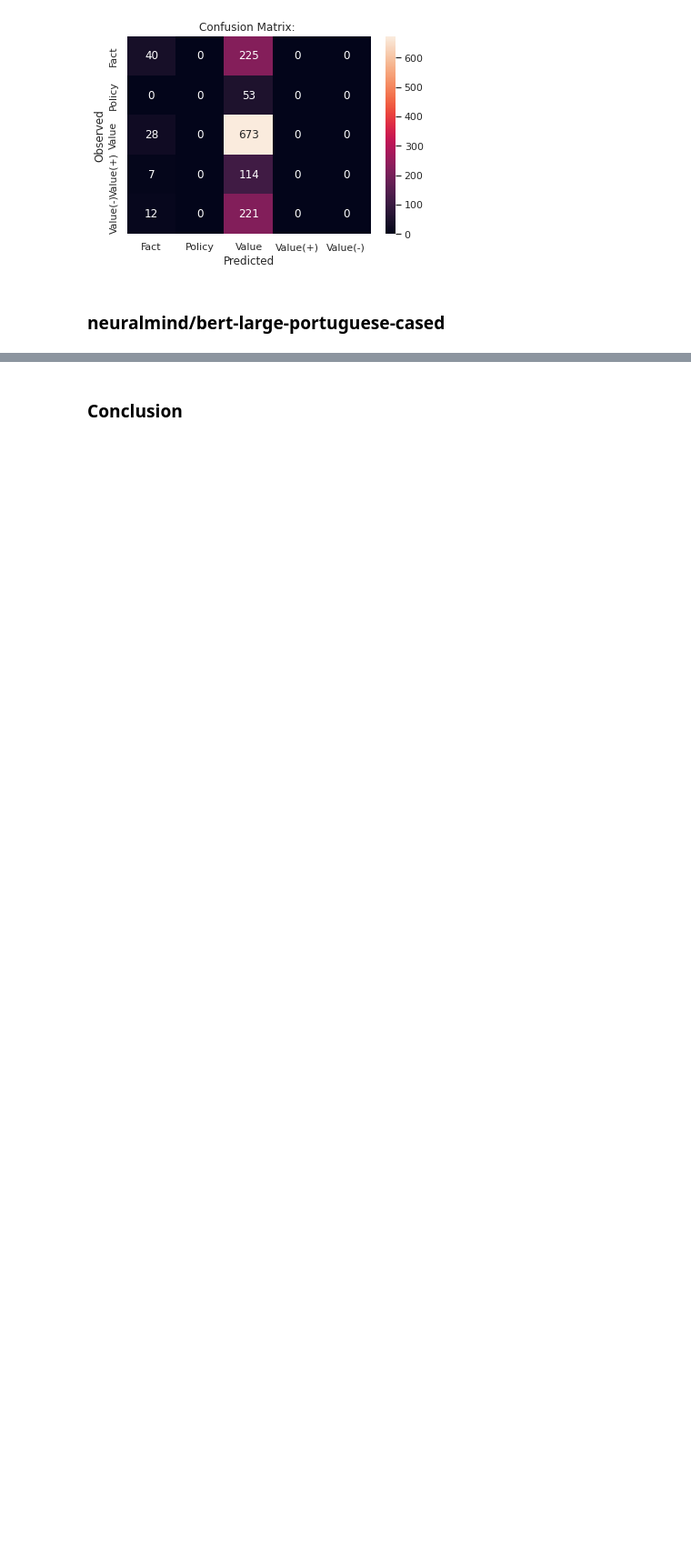
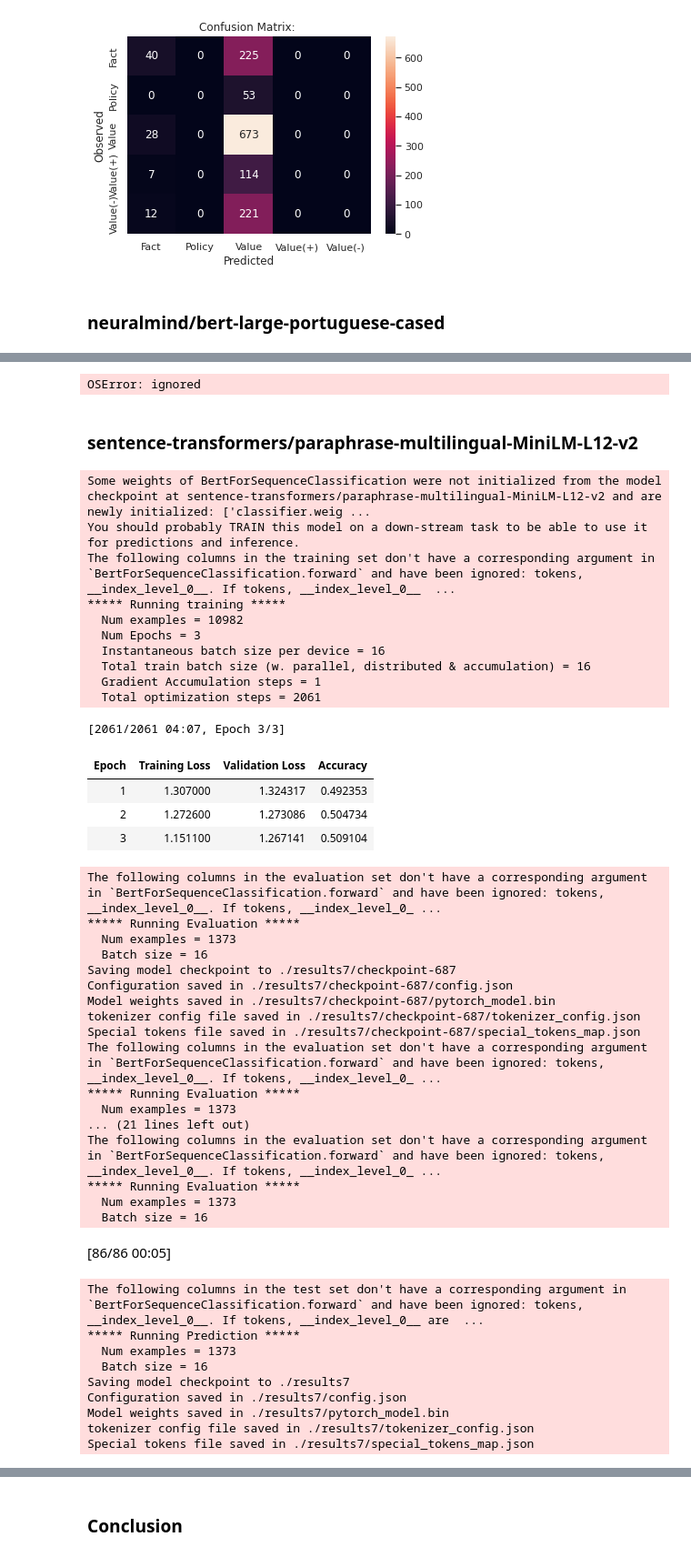
Before and after one commit to claramoreirag/FEUP-NLP-2, a Jupyter notebook: adu_classifier_hugging.ipynb, the cells around one changed output, grey strips where cells are left out. Shown at 91% size. Saved outputs shown, nothing was run; the diff lists cells and outputs as text; code cells hidden in the pictures; blank space fills up the shorter version.

```diff
--- a/adu_classifier_hugging.ipynb
+++ b/adu_classifier_hugging.ipynb
@@ -619,4 +654,60 @@ The default value for the training argument `--report_to` will change in v5 (fro
 RuntimeError: ignored
+# %%
+y_pred=use_trainer('./results8')
+evaluation(tokenized_dataset['test']['label'],y_pred)
+# %% [output]
+OSError: ignored
+# %% [markdown]
+### sentence-transformers/paraphrase-multilingual-MiniLM-L12-v2
+# %%
+tokenizer = AutoTokenizer.from_pretrained('sentence-transformers/paraphrase-multilingual-MiniLM-L12-v2')
+model =  AutoModelForSequenceClassification.from_pretrained('sentence-transformers/paraphrase-multilingual-MiniLM-L12-v2', num_labels=5)
+
+trainer=create_trainer(model, tokenizer,'./results7')
+run_trainer(trainer,tokenized_dataset["test"])
+# %% [output]
+Some weights of BertForSequenceClassification were not initialized from the model checkpoint at sentence-transformers/paraphrase-multilingual-MiniLM-L12-v2 and are newly initialized: ['classifier.weig ...
+You should probably TRAIN this model on a down-stream task to be able to use it for predictions and inference.
+The following columns in the training set don't have a corresponding argument in `BertForSequenceClassification.forward` and have been ignored: tokens, __index_level_0__. If tokens, __index_level_0__  ...
+***** Running training *****
+  Num examples = 10982
+  Num Epochs = 3
+  Instantaneous batch size per device = 16
+  Total train batch size (w. parallel, distributed & accumulation) = 16
+  Gradient Accumulation steps = 1
+  Total optimization steps = 2061
+[2061/2061 04:07, Epoch 3/3]
+| Epoch | Training Loss | Validation Loss | Accuracy |
+| 1 | 1.307000 | 1.324317 | 0.492353 |
+| 2 | 1.272600 | 1.273086 | 0.504734 |
+| 3 | 1.151100 | 1.267141 | 0.509104 |
+The following columns in the evaluation set don't have a corresponding argument in `BertForSequenceClassification.forward` and have been ignored: tokens, __index_level_0__. If tokens, __index_level_0_ ...
+***** Running Evaluation *****
+  Num examples = 1373
+  Batch size = 16
+Saving model checkpoint to ./results7/checkpoint-687
+Configuration saved in ./results7/checkpoint-687/config.json
+Model weights saved in ./results7/checkpoint-687/pytorch_model.bin
+tokenizer config file saved in ./results7/checkpoint-687/tokenizer_config.json
+Special tokens file saved in ./results7/checkpoint-687/special_tokens_map.json
+The following columns in the evaluation set don't have a corresponding argument in `BertForSequenceClassification.forward` and have been ignored: tokens, __index_level_0__. If tokens, __index_level_0_ ...
+***** Running Evaluation *****
+  Num examples = 1373
+... (21 lines left out)
+The following columns in the evaluation set don't have a corresponding argument in `BertForSequenceClassification.forward` and have been ignored: tokens, __index_level_0__. If tokens, __index_level_0_ ...
+***** Running Evaluation *****
+  Num examples = 1373
+  Batch size = 16
+[86/86 00:05]
+The following columns in the test set don't have a corresponding argument in `BertForSequenceClassification.forward` and have been ignored: tokens, __index_level_0__. If tokens, __index_level_0__ are  ...
+***** Running Prediction *****
+  Num examples = 1373
+  Batch size = 16
+Saving model checkpoint to ./results7
+Configuration saved in ./results7/config.json
+Model weights saved in ./results7/pytorch_model.bin
+tokenizer config file saved in ./results7/tokenizer_config.json
+Special tokens file saved in ./results7/special_tokens_map.json
 # %%
 y_pred=use_trainer('./results7')
 evaluation(tokenized_dataset['test']['label'],y_pred)
```
Also changed, not shown: parts of 11 cells of this notebook.
